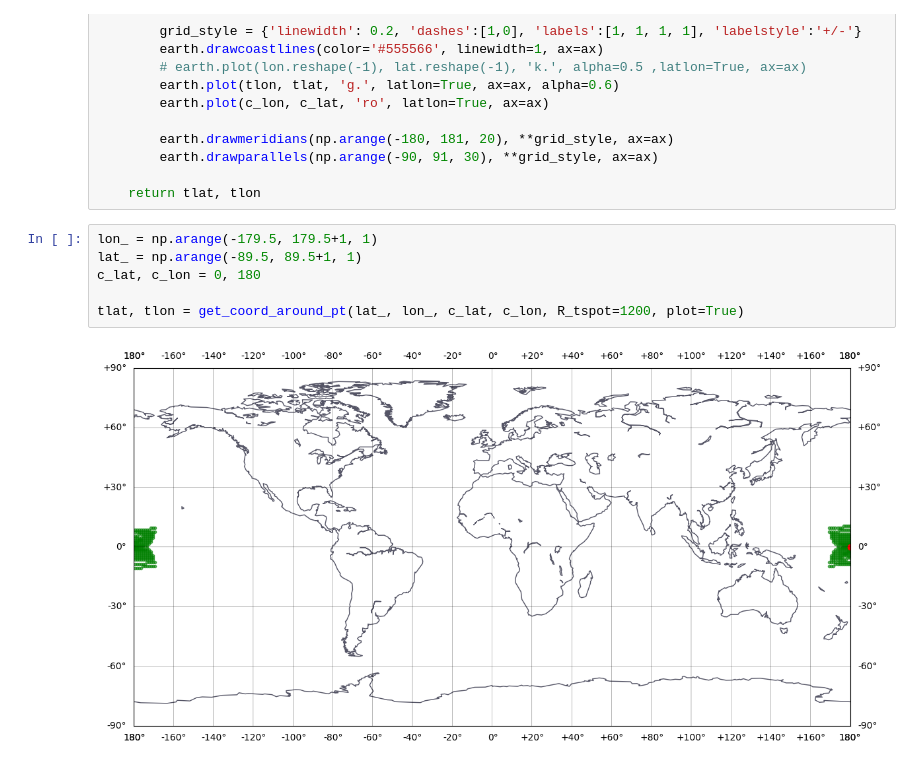
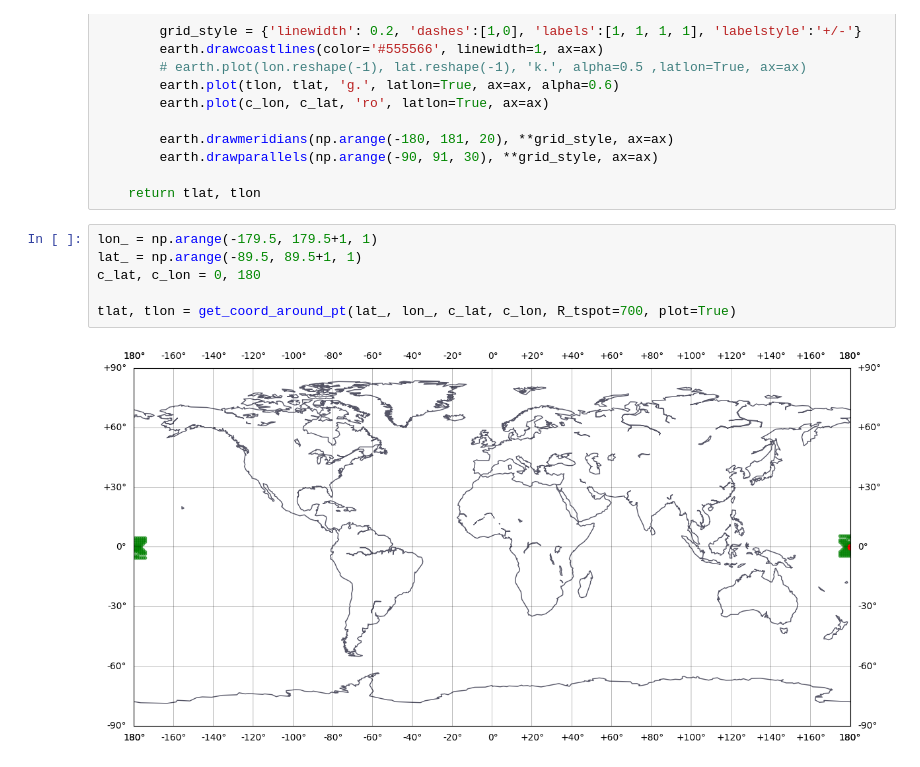
Before and after one commit to djaklouwens/TestAnalysisSimulation, a Jupyter notebook: main/data_reduction_interpolation_sandbox.ipynb, the cells around one changed output. Saved outputs shown, nothing was run; the diff lists cells and outputs as text.

```diff
--- a/main/data_reduction_interpolation_sandbox.ipynb
+++ b/main/data_reduction_interpolation_sandbox.ipynb
@@ -72,8 +72,8 @@ def get_coord_around_pt(lat_array:np.ndarray, lon_array:np.ndarray, c_lat:float,
 # %%
 lon_ = np.arange(-179.5, 179.5+1, 1)
 lat_ = np.arange(-89.5, 89.5+1, 1)
 c_lat, c_lon = 0, 180
 
-tlat, tlon = get_coord_around_pt(lat_, lon_, c_lat, c_lon, R_tspot=1200, plot=True)
+tlat, tlon = get_coord_around_pt(lat_, lon_, c_lat, c_lon, R_tspot=700, plot=True)
 # %% [output]
-[figure, old version]
+[figure, new version]
```
Also changed, not shown: parts of 1 cell of this notebook, 1 other file.
